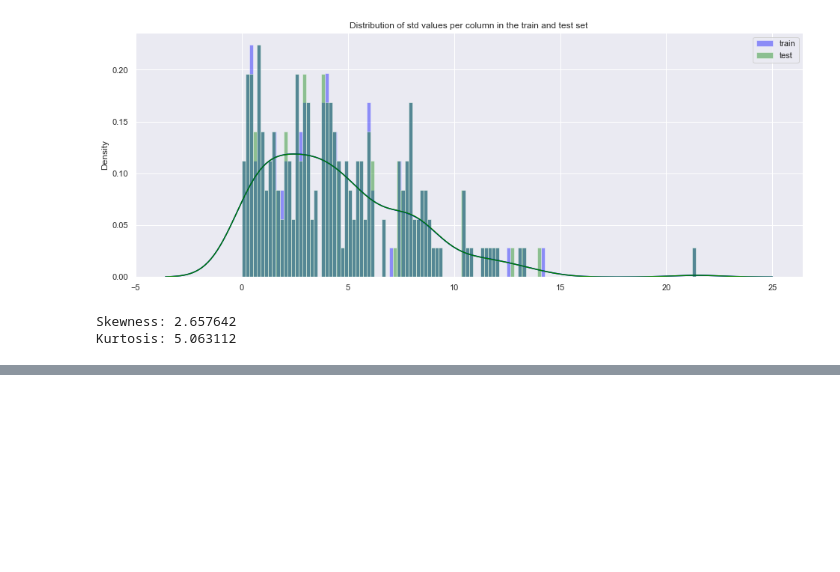
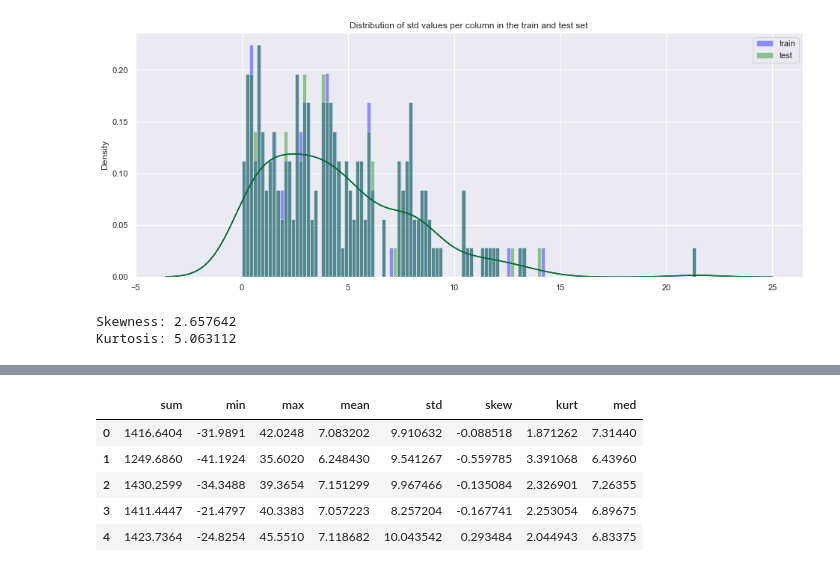
Before and after one commit to thomazbarros/pytorch-for-deep-learning, a Jupyter notebook: Santander2.ipynb, the cells around one changed output, grey strips where cells are left out. Saved outputs shown, nothing was run; the diff lists cells and outputs as text; code cells hidden in the pictures; blank space fills up the shorter version.

```diff
--- a/Santander2.ipynb
+++ b/Santander2.ipynb
@@ -342,0 +459,9 @@ Kurtosis: 5.063112
+# %%
+test[test.columns[201:]].head()
+# %% [output]
+|  | sum | min | max | mean | std | skew | kurt | med |
+| 0 | 1416.6404 | -31.9891 | 42.0248 | 7.083202 | 9.910632 | -0.088518 | 1.871262 | 7.31440 |
+| 1 | 1249.6860 | -41.1924 | 35.6020 | 6.248430 | 9.541267 | -0.559785 | 3.391068 | 6.43960 |
+| 2 | 1430.2599 | -34.3488 | 39.3654 | 7.151299 | 9.967466 | -0.135084 | 2.326901 | 7.26355 |
+| 3 | 1411.4447 | -21.4797 | 40.3383 | 7.057223 | 8.257204 | -0.167741 | 2.253054 | 6.89675 |
+| 4 | 1423.7364 | -24.8254 | 45.5510 | 7.118682 | 10.043542 | 0.293484 | 2.044943 | 6.83375 |
```
Also changed, not shown: parts of 16 cells of this notebook, 2 other files.
